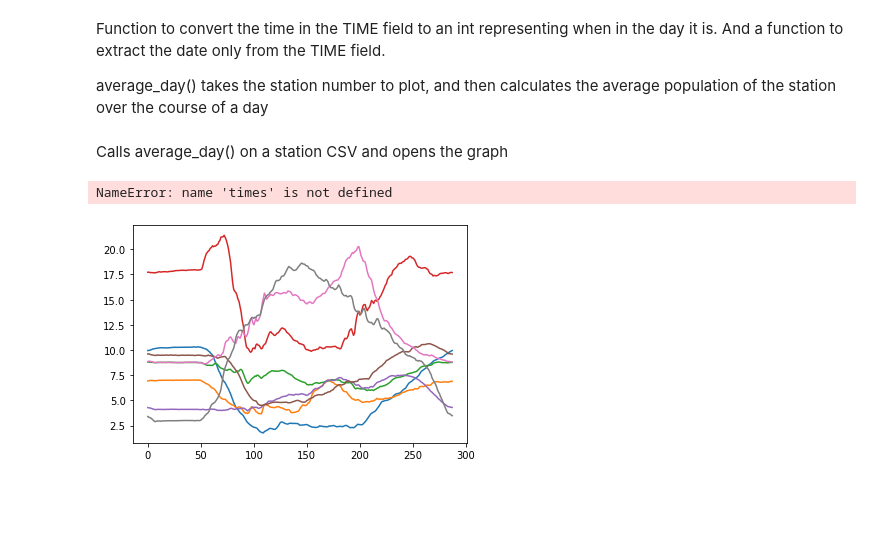
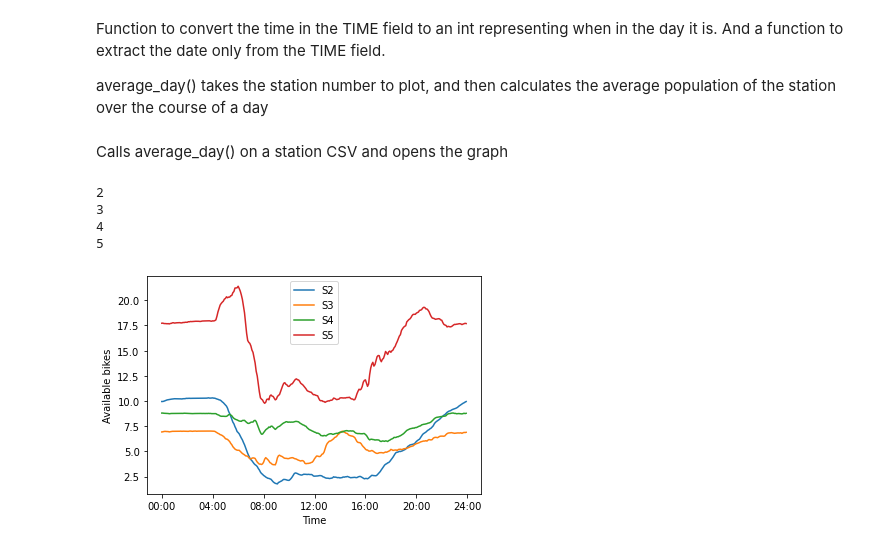
Before and after one commit to t1goe/FYP-bss-rebalancing, a Jupyter notebook: notebook.ipynb, the cells around one changed output. Drawn from its saved outputs; the diff is of its cells as text; code cells hidden in the pictures; blank space fills up the shorter version.

```diff
--- a/notebook.ipynb
+++ b/notebook.ipynb
@@ -94,25 +126,26 @@ def average_day(station):
-# %% [markdown]
-Calls average_day() on a station CSV and opens the graph
+# %% [markdown]
+Calls average_day() on a station CSV and opens the graph
 # %%
 ###This code plots ALL stations on the same graph
 # stations = pandas.read_csv("./datasets/bss/dublin/dublin.csv", usecols=["Number"])
 # for station in stations['Number']:
-#     average_day(station)
+#     plot_average_day(station)
 
+###This code plots all stations in the range (2-5 inclusive)
+for x in range(2, 6):
+    print(x)
+    plot_average_day(x)
 
-for x in range(2, 10):
-    print(x)
-    average_day(x)
+###This code plots the average population for a given station in 2018, 2019 and 2020 respectively
+# station = 3
+# plot_average_day(station, 2018)
+# plot_average_day(station, 2019)
+# plot_average_day(station, 2020)
 
-plt.plot(times, averages)
-plt.xlabel('Time')
-plt.ylabel('Available bikes')
-
-x=[0, 48, 96, 144, 192, 240, 288]
-lables = ['00:00', '04:00', '08:00', '12:00','16:00', '20:00','24:00']
-plt.xticks(range(len(lables)), lables)
-
-plt.show()
+show_average_day_plot()
 # %% [output]
-NameError: name 'times' is not defined
+2
+3
+4
+5
-[figure, old version]
+[figure, new version]
```
Also changed, not shown: parts of 15 cells of this notebook.
